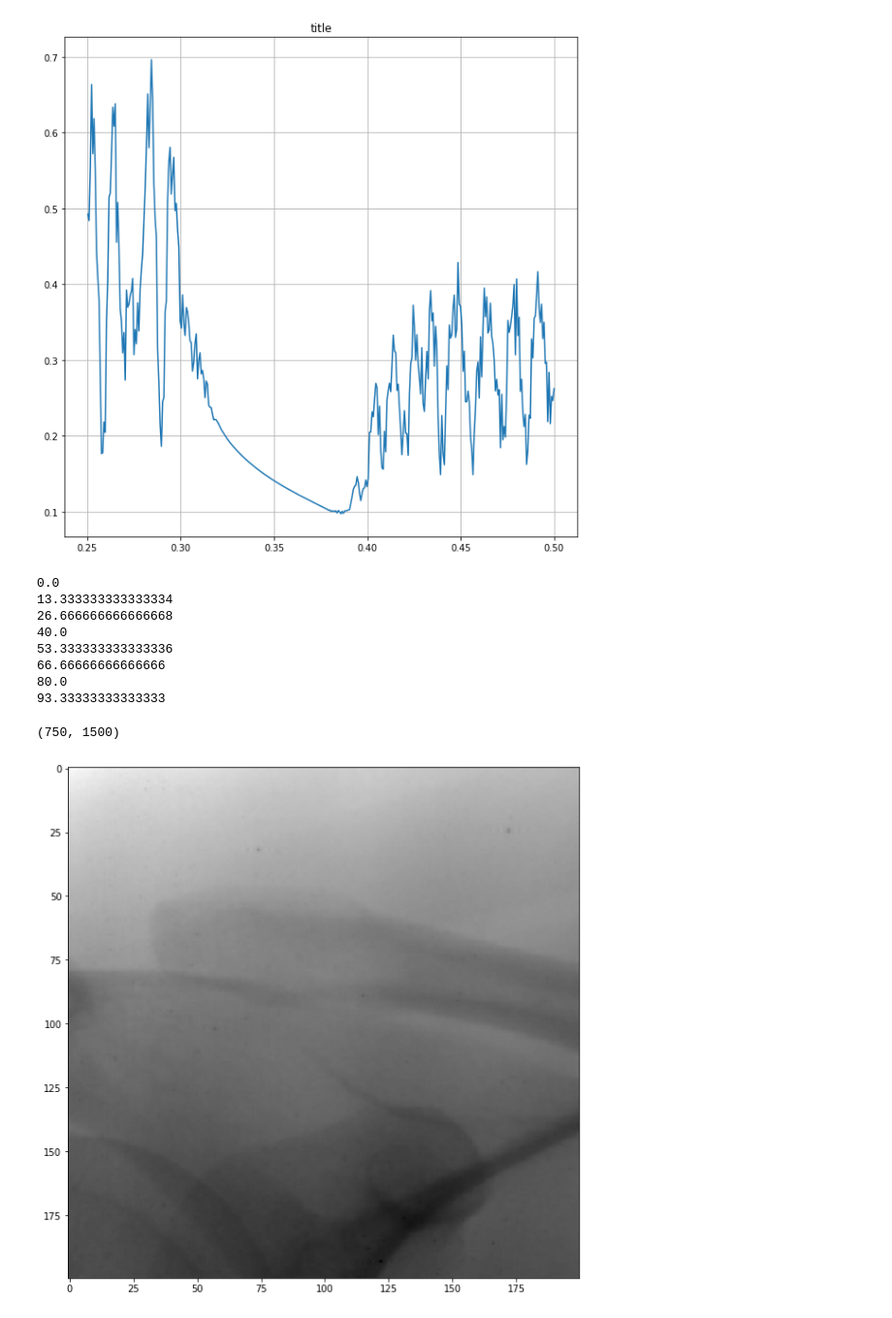
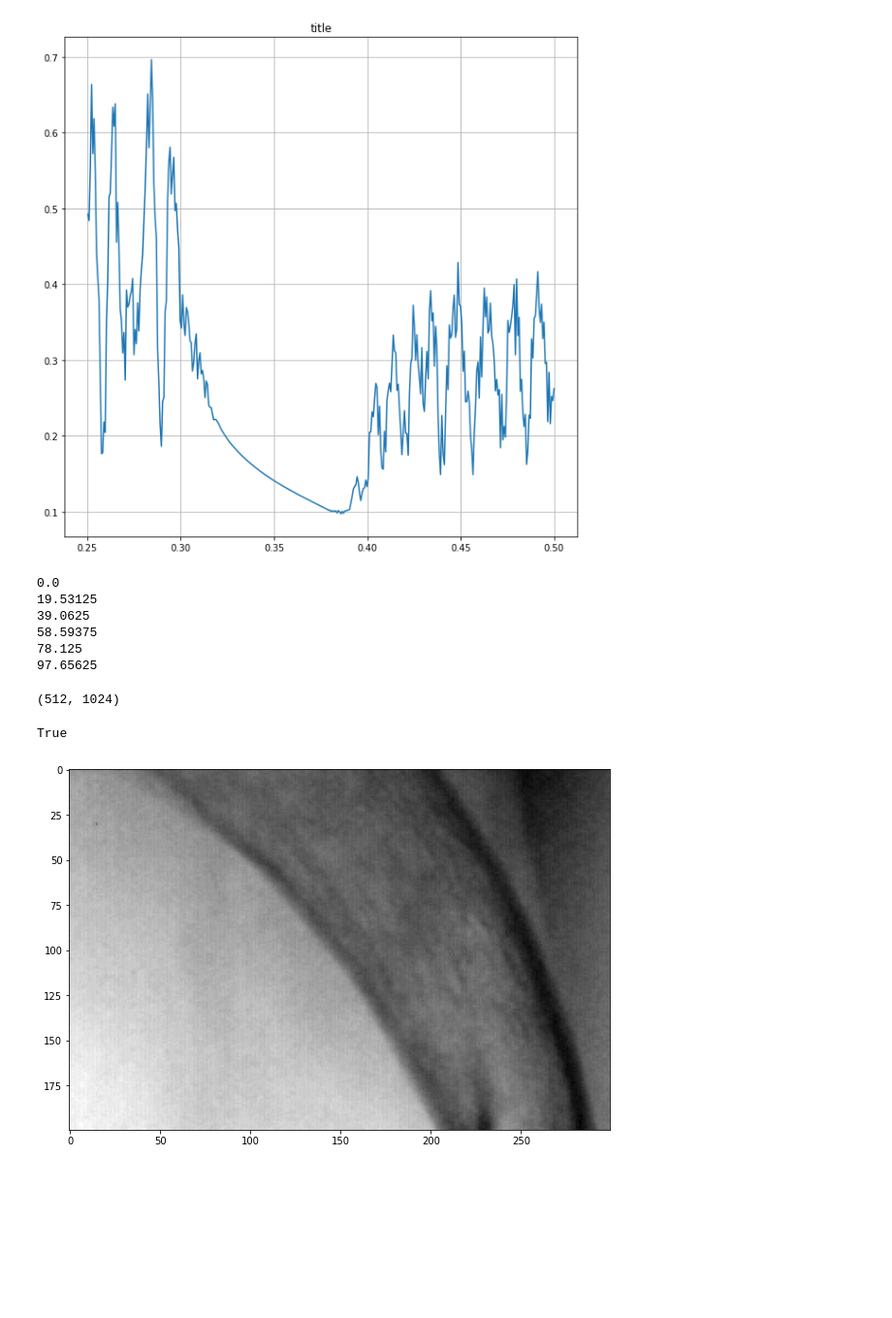
Before and after one commit to dolphinLesha/data_interpretation2, a Jupyter notebook: notebooks/task6.ipynb, the cells around one changed output. Shown at 97% size. Saved outputs shown, nothing was run; the diff lists cells and outputs as text; code cells hidden in the pictures; blank space fills up the shorter version.

```diff
--- a/notebooks/task6.ipynb
+++ b/notebooks/task6.ipynb
@@ -13,8 +13,8 @@ from scipy import signal
 # path = r"D:\study\moed2\3lab\p4.jpg"
 # path = r"D:\study\moed2\3lab\p5.jpg"
 # path = r'D:\study\moed2\1lab\grace.jpg'
-# path = r"D:\study\moed2\2lab\c12-85v.png"
-path = r"D:\study\moed2\2lab\u0_0.6.png"
+path = r"D:\study\moed2\2lab\c12-85v.png"
+# path = r"D:\study\moed2\2lab\u0_0.6.png"
 
 img = cv.imread(path)
 print(img.shape)
@@ -114,16 +114,13 @@ def fourier_transform_1d(image_vector, dt=None):
 
     '''Спектр высчитывается вручную'''
     for n in range(gr):
-        # re = 0
-        # im = 0
-        # for k in range(N):
-        #     re += image_vector[k] * math.cos((2 * math.pi * n * k) / N)
-        #     im += image_vector[k] * math.sin((2 * math.pi * n * k) / N)
+        re = 0
+        im = 0
+        for k in range(N):
+            re += image_vector[k] * math.cos((2 * math.pi * n * k) / N)
+            im += image_vector[k] * math.sin((2 * math.pi * n * k) / N)
         '''Оптимизированный способ'''
-        re = np.sum(data_np * np.cos((2 * math.pi * n * np.arange(N)) / N))
-        im = np.sum(data_np * np.sin((2 * math.pi * n * np.arange(N)) / N))
-        re /= N
-        im /= N
+        # imre = np.sum(data_np*np.exp(2*(-1j)*np.pi*n*np.arange(N)/N))
         data_new[n] = math.sqrt(re ** 2 + im ** 2)
     # print('elapsed', time.time() - start_time)
     return data_new
@@ -286,6 +283,16 @@ def normilize(vector, vl=None):
     vector/=mx
     return vector
 
+def equalize(image, cdf):
+    x_len, y_len = image.shape[0], image.shape[1]
+    new_image = np.zeros((x_len, y_len))
+    int_hist = np.array(cdf).astype('int')
+    for i in range(x_len):
+        for e in range(y_len):
+            new_image[i,e] = int_hist[image[i,e]]
+
+    return new_image
+
 class Filter:
     """Цифровые фильтры частот"""
 
@@ -642,28 +650,28 @@ show_plot(normilize(conv_f[l//2:], mx), x[l//2:])
 # %%
 new_lines=[]
 dt = 1
-filter = Filter.bsf(0.3, 0.4, dt, 64)
+filter = Filter.bsf(0.25, 0.35, dt, 64)
 # print(lines.shape)
 for i in range(img.shape[1]//2):
-    line_f = fourier_transform_1d(img[i])
+    # line_f = fourier_transform_1d(img[i])
     conv = convolution(img[i], filter)
     new_lines.append(conv)
     if i%100==0:
         print((i/(img.shape[1]//2))*100)
 # %% [output]
 0.0
-13.333333333333334
-26.666666666666668
-40.0
-53.333333333333336
-66.66666666666666
-80.0
-93.33333333333333
+19.53125
+39.0625
+58.59375
+78.125
+97.65625
 # %%
 #
 new_lines = np.array(new_lines)
 print(new_lines.shape)
-show_picture_plot(new_lines[100:300,100:300],'')
+show_picture_plot(new_lines[300:500,600:900],'')
+cv.imwrite(path+'3.jpg',new_lines[300:500,600:900])
 # %% [output]
-(750, 1500)
+(512, 1024)
+True
-[figure, old version]
+[figure, new version]
```
Also changed, not shown: parts of 9 cells of this notebook, 3 other files.
